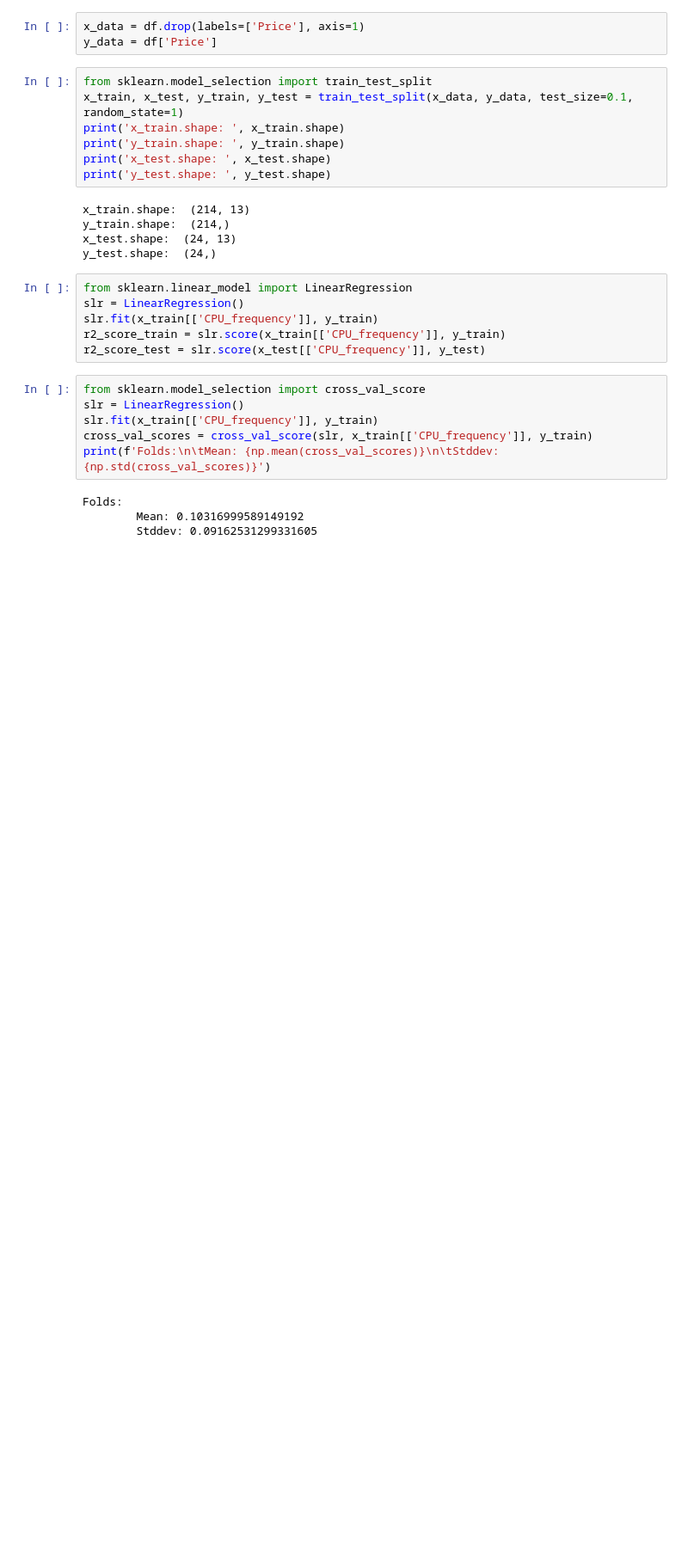
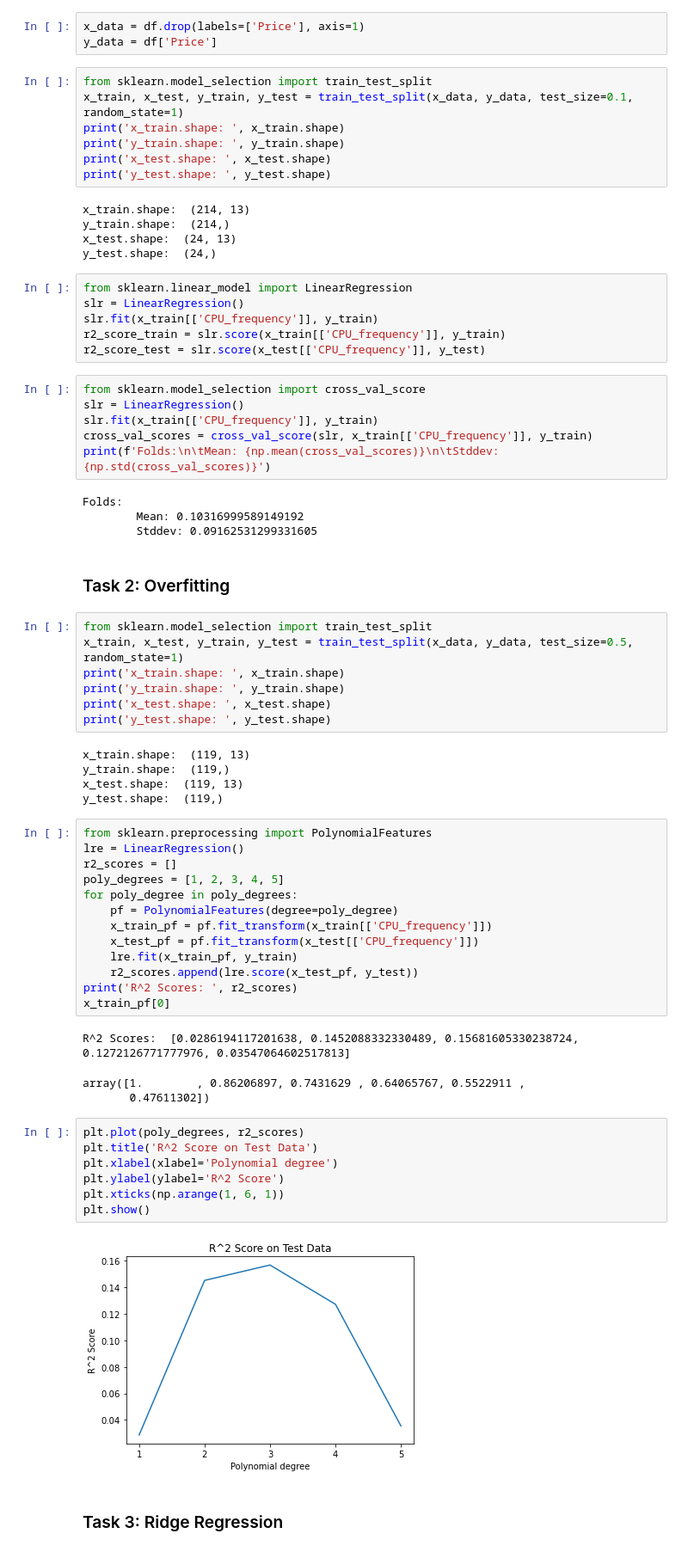
Before and after one commit to manuelmaior29/ds-playground, a Jupyter notebook: courses/Data-Analysis-with-Python/5_model-evaluation-and-refinement/notebook.ipynb, the cells around one changed output. Shown at 86% size. Cells and saved outputs as stored; diff of their text form; blank space fills up the shorter version.

Commit message:
Added practice on overfitting & ridge r.

```diff
--- a/courses/Data-Analysis-with-Python/5_model-evaluation-and-refinement/notebook.ipynb
+++ b/courses/Data-Analysis-with-Python/5_model-evaluation-and-refinement/notebook.ipynb
@@ -48,3 +48,45 @@ print(f'Folds:\n\tMean: {np.mean(cross_val_scores)}\n\tStddev: {np.std(cross_val
 Folds:
         Mean: 0.10316999589149192
         Stddev: 0.09162531299331605
+# %% [markdown]
+### Task 2: Overfitting
+# %%
+from sklearn.model_selection import train_test_split
+x_train, x_test, y_train, y_test = train_test_split(x_data, y_data, test_size=0.5, random_state=1)
+print('x_train.shape: ', x_train.shape)
+print('y_train.shape: ', y_train.shape)
+print('x_test.shape: ', x_test.shape)
+print('y_test.shape: ', y_test.shape)
+# %% [output]
+x_train.shape:  (119, 13)
+y_train.shape:  (119,)
+x_test.shape:  (119, 13)
+y_test.shape:  (119,)
+# %%
+from sklearn.preprocessing import PolynomialFeatures
+lre = LinearRegression()
+r2_scores = []
+poly_degrees = [1, 2, 3, 4, 5]
+for poly_degree in poly_degrees:
+    pf = PolynomialFeatures(degree=poly_degree)
+    x_train_pf = pf.fit_transform(x_train[['CPU_frequency']])
+    x_test_pf = pf.fit_transform(x_test[['CPU_frequency']])
+    lre.fit(x_train_pf, y_train)
+    r2_scores.append(lre.score(x_test_pf, y_test))
+print('R^2 Scores: ', r2_scores)
+x_train_pf[0]
+# %% [output]
+R^2 Scores:  [0.0286194117201638, 0.1452088332330489, 0.15681605330238724, 0.1272126771777976, 0.03547064602517813]
+array([1.        , 0.86206897, 0.7431629 , 0.64065767, 0.5522911 ,
+       0.47611302])
+# %%
+plt.plot(poly_degrees, r2_scores)
+plt.title('R^2 Score on Test Data')
+plt.xlabel(xlabel='Polynomial degree')
+plt.ylabel(ylabel='R^2 Score')
+plt.xticks(np.arange(1, 6, 1))
+plt.show()
+# %% [output]
+[figure, added]
+# %% [markdown]
+### Task 3: Ridge Regression
```
Also changed, not shown: parts of 3 cells of this notebook.
